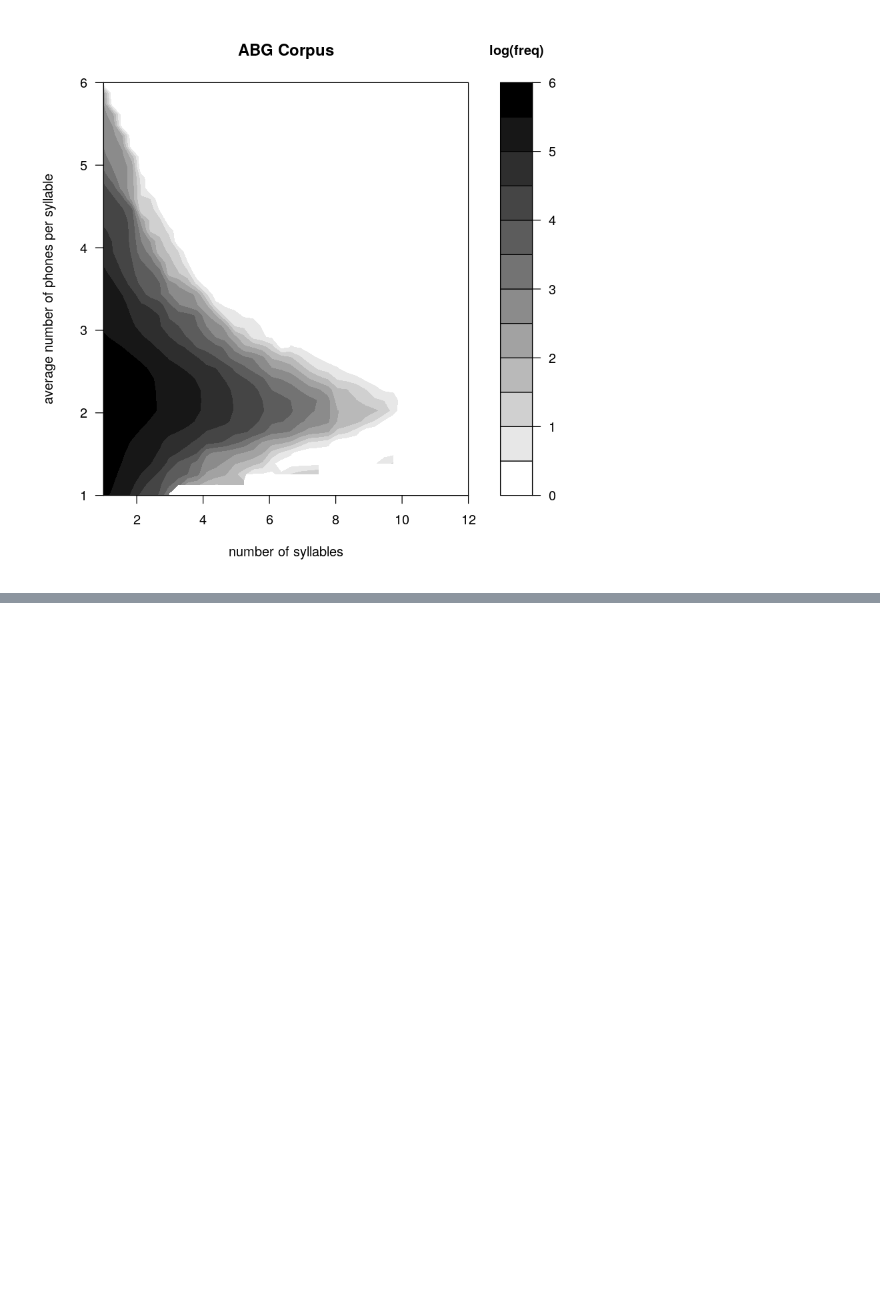
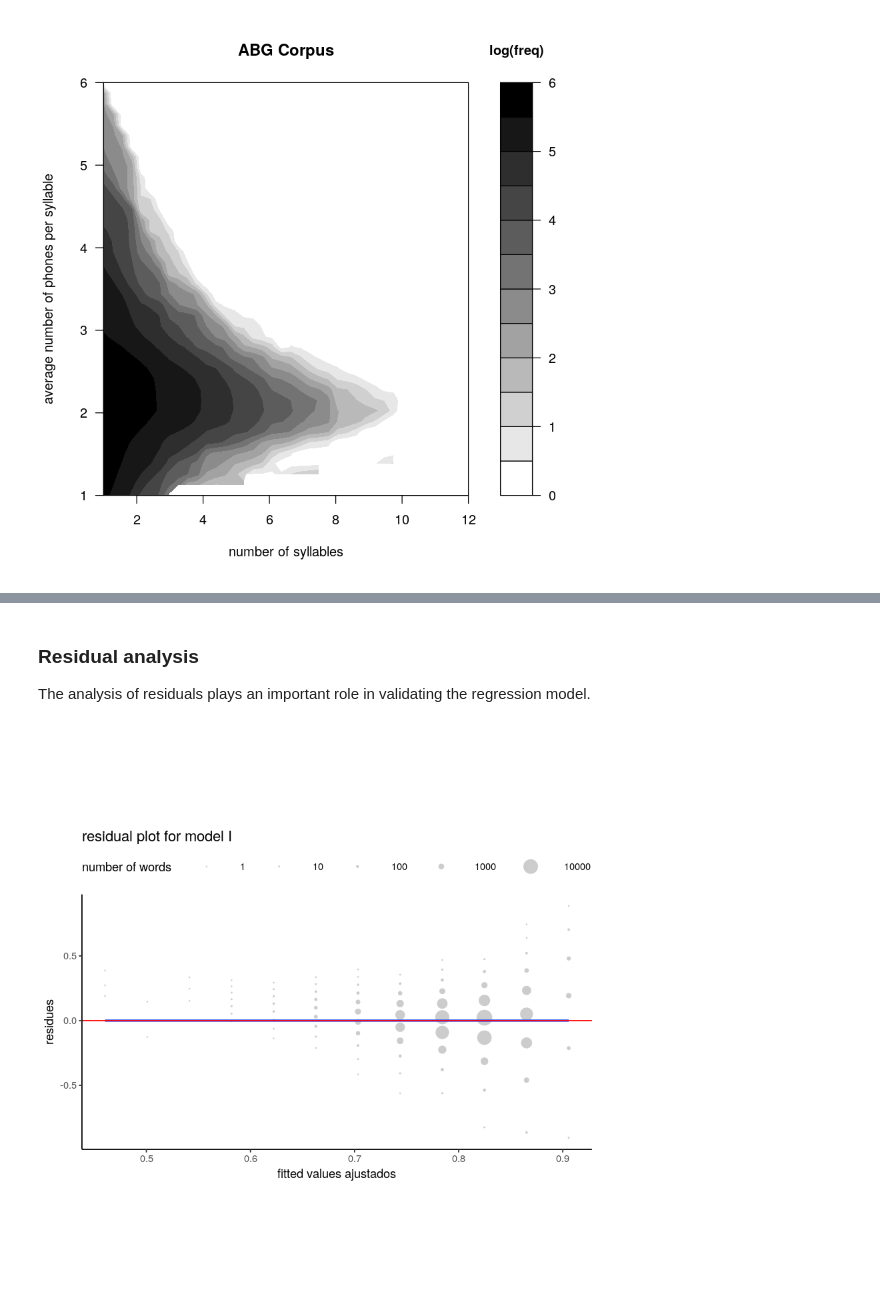
Before and after one commit to leolca/clscripts, a Jupyter notebook: menzerath_abg.ipynb, the cells around one changed output, grey strips where cells are left out. Cells and saved outputs as stored; diff of their text form; code cells hidden in the pictures; blank space fills up the shorter version.

```diff
--- a/menzerath_abg.ipynb
+++ b/menzerath_abg.ipynb
@@ -189,0 +346,17 @@ png
+# %% [markdown]
+### Residual analysis
+
+The analysis of residuals plays an important role in validating the regression model.
+# %%
+# residual plot for model I
+modf <- fortify(model1)
+ggplot(modf, aes(x = .fitted, y = .resid)) +
+    geom_count(colour="gray80") +
+    scale_size_area(name="number of words", breaks = c(1,1E1,1E2,1E3,1E4,1E5)) +
+    geom_smooth(se = FALSE, method = "gam") + geom_hline(yintercept = 0, colour = "red") +
+    theme_classic() +
+    labs(x = "fitted values ajustados", y = "residues") +
+    theme(legend.key.width = unit(4, "line"), legend.position="top", legend.justification="left", legend.direction="horizontal", legend.spacing.x = unit(0.05, 'cm'), legend.box = "vertical", aspect.ratio=0.5) +
+    ggtitle("residual plot for model I")
+# %% [output]
+[figure, added]
```
Also changed, not shown: parts of 24 cells of this notebook, 1 other file.
